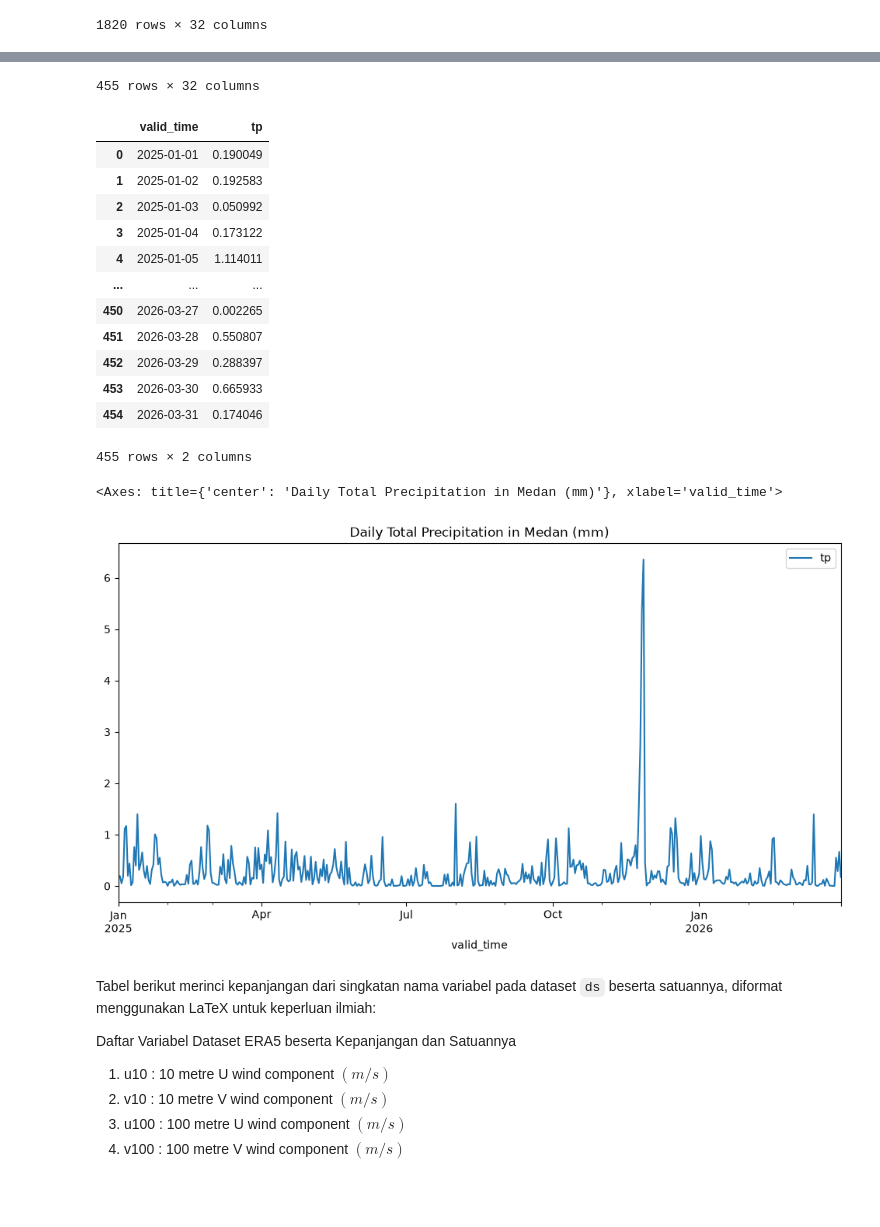
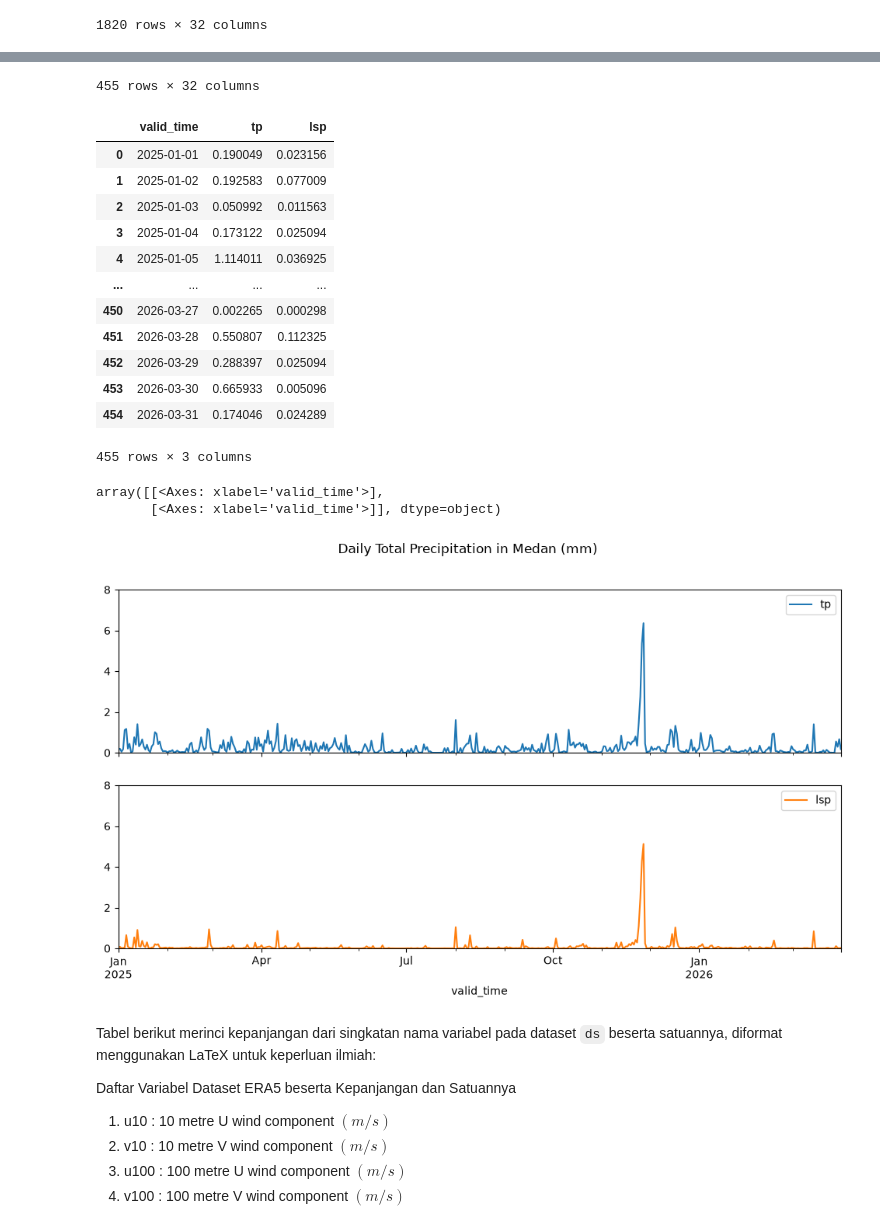
Before and after one commit to apriarami789/Senyar_Cylone, a Jupyter notebook: SenyarCylone_ERA5_Analysis.ipynb, the cells around one changed output, grey strips where cells are left out. Saved outputs shown, nothing was run; the diff lists cells and outputs as text; code cells hidden in the pictures; blank space fills up the shorter version.

```diff
--- a/SenyarCylone_ERA5_Analysis.ipynb
+++ b/SenyarCylone_ERA5_Analysis.ipynb
@@ -90,42 +90,43 @@ DataFrame for Medan:
 # %%
 # Calculate the mean for each valid_time
 df_medan_mean_time = df_medan.groupby('valid_time').mean().reset_index()
 display(df_medan_mean_time)
 
 # Plotting daily total precipitation in Medan
-daily_tp = df_medan_mean_time[['valid_time', 'tp']].copy()
-daily_tp['tp'] = daily_tp['tp'] * 1000  # Convert from meters to millimeters
+daily_tp = df_medan_mean_time[['valid_time', 'tp','lsp']].copy()
+daily_tp[['tp','lsp']] = daily_tp[['tp','lsp']] * 1000  # Convert from meters to millimeters
 display(daily_tp)
-daily_tp.plot(kind='line', x='valid_time', y='tp', figsize=(12, 6), title='Daily Total Precipitation in Medan (mm)')
+daily_tp.plot(kind='line', x='valid_time', y=['tp','lsp'], subplots=True, layout=(2, 1), figsize=(12, 6), ylim=(0, 8), title='Daily Total Precipitation in Medan (mm)')
 # %% [output]
 |  | valid_time | latitude | longitude | u100 | v100 | v10n | v10 | t2m | cp | crr | ... |
 | 0 | 2025-01-01 | 3.625 | 98.625 | 1.479656 | -0.512486 | -0.190800 | -0.041042 | 300.146851 | 0.000167 | 0.000004 | ... |
 | 1 | 2025-01-02 | 3.625 | 98.625 | 2.084991 | -1.309742 | -0.718475 | -0.624744 | 300.560120 | 0.000116 | 0.000012 | ... |
 | 2 | 2025-01-03 | 3.625 | 98.625 | 3.023396 | -0.478245 | -0.006859 | 0.067612 | 299.761353 | 0.000039 | 0.000337 | ... |
 | 3 | 2025-01-04 | 3.625 | 98.625 | 0.738224 | -0.343590 | -0.101223 | 0.040268 | 299.695374 | 0.000148 | 0.000041 | ... |
 | 4 | 2025-01-05 | 3.625 | 98.625 | -0.880718 | 0.061317 | 0.227398 | 0.252544 | 299.679626 | 0.001077 | 0.000063 | ... |
 | ... | ... | ... | ... | ... | ... | ... | ... | ... | ... | ... | ... |
 | 450 | 2026-03-27 | 3.625 | 98.625 | 1.670738 | -0.399265 | -0.100006 | -0.001007 | 301.014343 | 0.000002 | 0.000001 | ... |
 | 451 | 2026-03-28 | 3.625 | 98.625 | 0.947590 | 0.327297 | 0.226406 | 0.318268 | 299.959961 | 0.000438 | 0.000007 | ... |
 | 452 | 2026-03-29 | 3.625 | 98.625 | -0.821697 | 0.724987 | 0.605732 | 0.568947 | 299.952026 | 0.000263 | 0.000011 | ... |
 | 453 | 2026-03-30 | 3.625 | 98.625 | -0.827984 | 0.628166 | 0.648552 | 0.580505 | 300.427063 | 0.000661 | 0.000101 | ... |
 | 454 | 2026-03-31 | 3.625 | 98.625 | -0.814423 | 0.285931 | 0.423260 | 0.396740 | 299.824707 | 0.000150 | 0.000052 | ... |
 455 rows × 32 columns
-|  | valid_time | tp |
-| 0 | 2025-01-01 | 0.190049 |
-| 1 | 2025-01-02 | 0.192583 |
-| 2 | 2025-01-03 | 0.050992 |
-| 3 | 2025-01-04 | 0.173122 |
-| 4 | 2025-01-05 | 1.114011 |
-| ... | ... | ... |
-| 450 | 2026-03-27 | 0.002265 |
-| 451 | 2026-03-28 | 0.550807 |
-| 452 | 2026-03-29 | 0.288397 |
-| 453 | 2026-03-30 | 0.665933 |
-| 454 | 2026-03-31 | 0.174046 |
+|  | valid_time | tp | lsp |
+| 0 | 2025-01-01 | 0.190049 | 0.023156 |
+| 1 | 2025-01-02 | 0.192583 | 0.077009 |
+| 2 | 2025-01-03 | 0.050992 | 0.011563 |
+| 3 | 2025-01-04 | 0.173122 | 0.025094 |
+| 4 | 2025-01-05 | 1.114011 | 0.036925 |
+| ... | ... | ... | ... |
+| 450 | 2026-03-27 | 0.002265 | 0.000298 |
+| 451 | 2026-03-28 | 0.550807 | 0.112325 |
+| 452 | 2026-03-29 | 0.288397 | 0.025094 |
+| 453 | 2026-03-30 | 0.665933 | 0.005096 |
+| 454 | 2026-03-31 | 0.174046 | 0.024289 |
-455 rows × 2 columns
+455 rows × 3 columns
-<Axes: title={'center': 'Daily Total Precipitation in Medan (mm)'}, xlabel='valid_time'>
+array([[<Axes: xlabel='valid_time'>],
+       [<Axes: xlabel='valid_time'>]], dtype=object)
-[figure, old version]
+[figure, new version]
 # %% [markdown]
 Tabel berikut merinci kepanjangan dari singkatan nama variabel pada dataset `ds` beserta satuannya, diformat menggunakan LaTeX untuk keperluan ilmiah:
 
```
Also changed, not shown: parts of 4 cells of this notebook, 2 other files.
